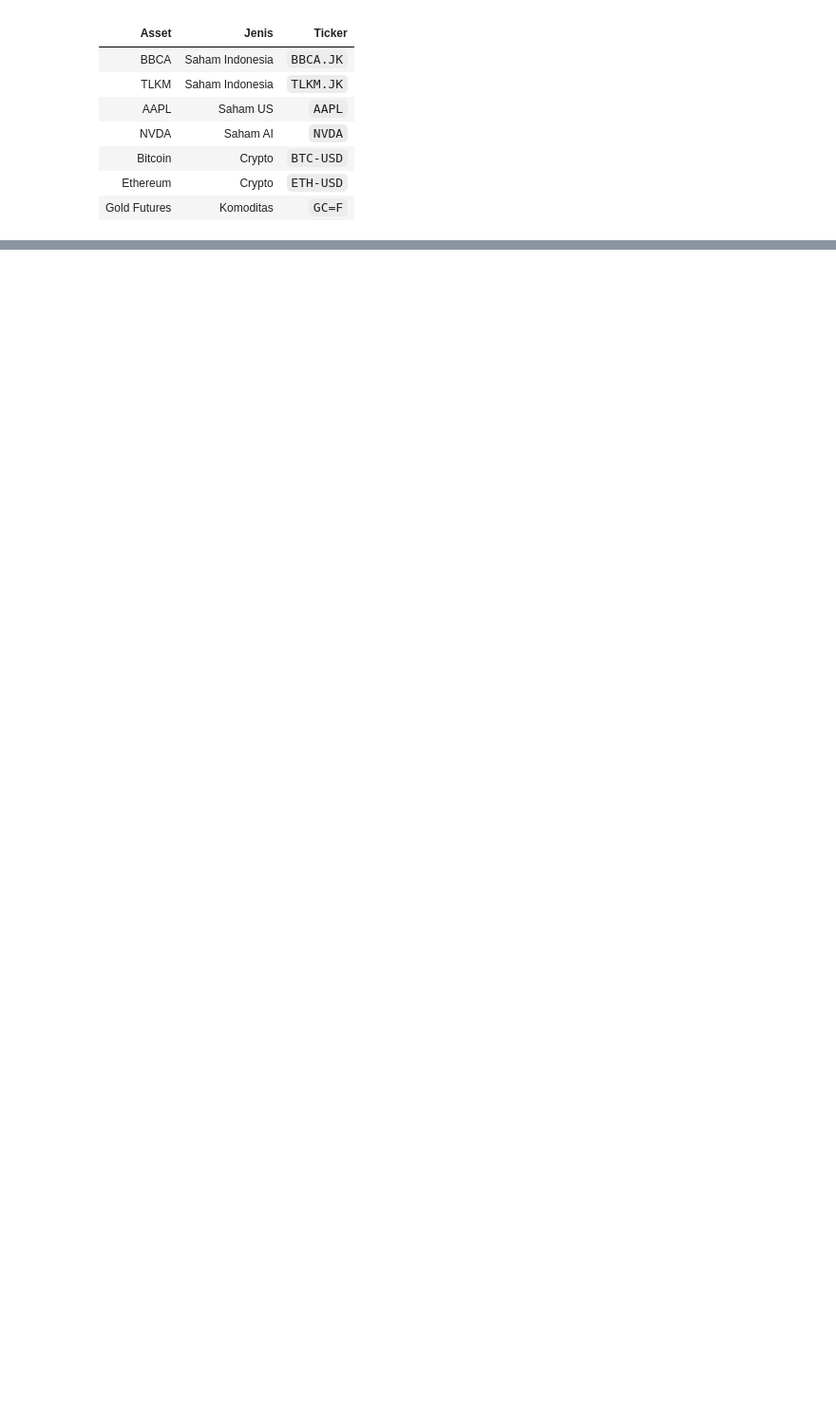
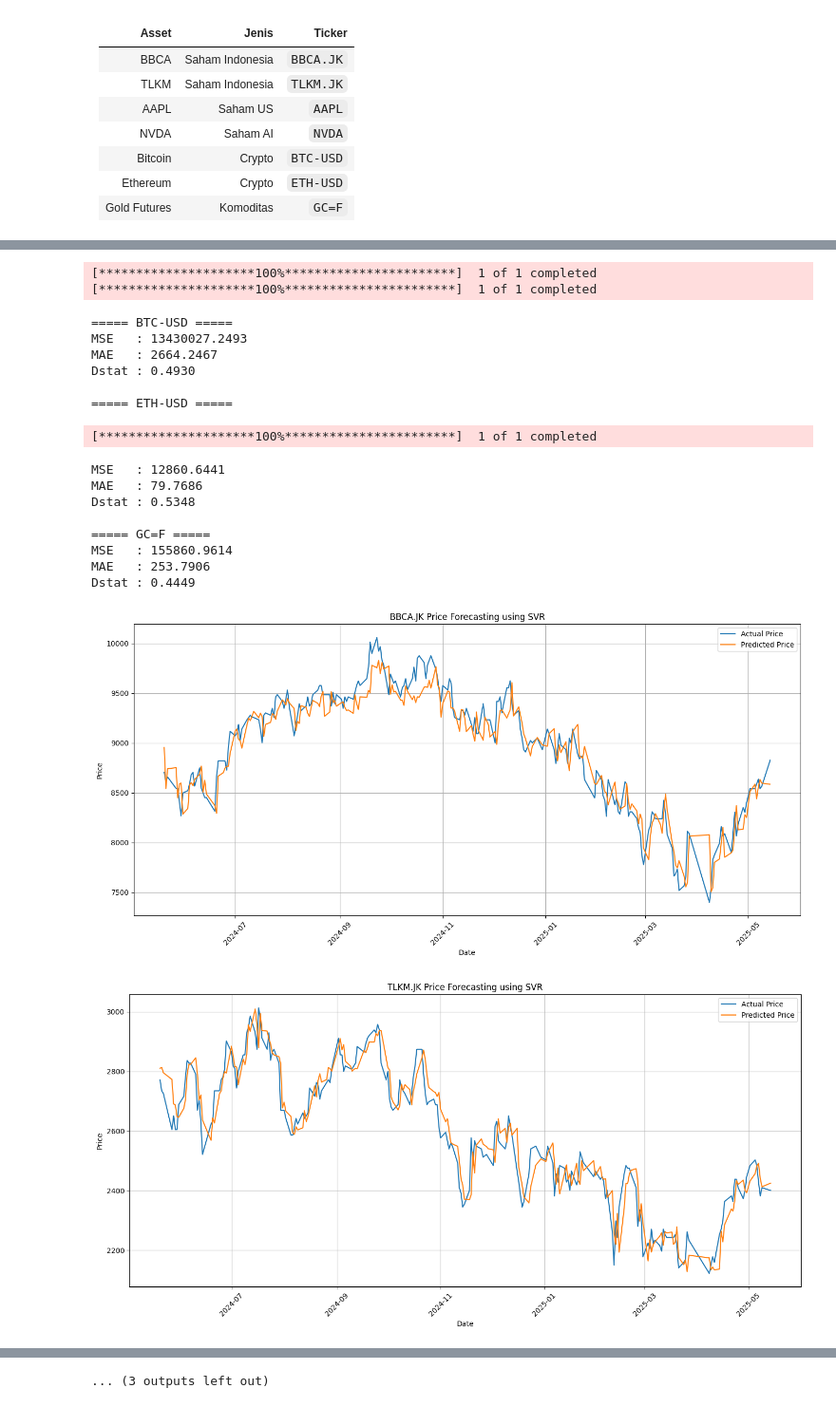
Before and after one commit to dhanarkusuma/forecast-finance-svr, a Jupyter notebook: notebooks/init.ipynb, the cells around one changed output, grey strips where cells are left out. Shown at 95% size. Cells and saved outputs as stored; diff of their text form; code cells hidden in the pictures; blank space fills up the shorter version.

```diff
--- a/notebooks/init.ipynb
+++ b/notebooks/init.ipynb
@@ -320,0 +333,9 @@ Day 30: 8739.14
+# %%
+test_symbols = [
+    "TLKM.JK",
+    "AAPL",
+    "NVDA",
+    "BTC-USD",
+    "ETH-USD",
+    "GC=F"
+]
@@ -332,7 +506,7 @@ Day 30: 8739.14
 | Gold Futures | Komoditas       | `GC=F`    |
 # %%
 symbols = [
-    symbol,
+    "BBCA.JK",
     "TLKM.JK",
     "AAPL",
     "NVDA",
@@ -340,3 +514,4 @@ symbols = [
     "ETH-USD",
     "GC=F"
 ]
+print(symbols)
@@ -348,8 +525,8 @@ for symbol in symbols:
 
     df = yf.download(
         symbol,
-        start="2020-05-14",
-        end="2025-05-14",
+        start="2020-05-15",
+        end="2025-05-15",
         interval="1d"
     )
 
@@ -480,0 +675,19 @@ ValueError: Found array with 0 sample(s) (shape=(0, 1)) while a minimum of 1 is
+[*********************100%***********************]  1 of 1 completed
+[*********************100%***********************]  1 of 1 completed
+===== BTC-USD =====
+MSE   : 13430027.2493
+MAE   : 2664.2467
+Dstat : 0.4930
+
+===== ETH-USD =====
+[*********************100%***********************]  1 of 1 completed
+MSE   : 12860.6441
+MAE   : 79.7686
+Dstat : 0.5348
+
+===== GC=F =====
+MSE   : 155860.9614
+MAE   : 253.7906
+Dstat : 0.4449
+[figure, added]
+[figure, added]
@@ -480,0 +696 @@ ValueError: Found array with 0 sample(s) (shape=(0, 1)) while a minimum of 1 is
+... (3 outputs left out)
```
Also changed, not shown: parts of 13 cells of this notebook, 1 other file.
